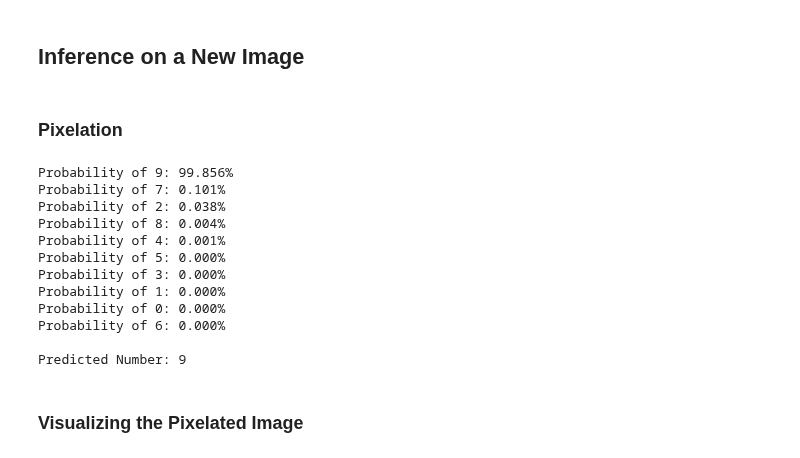
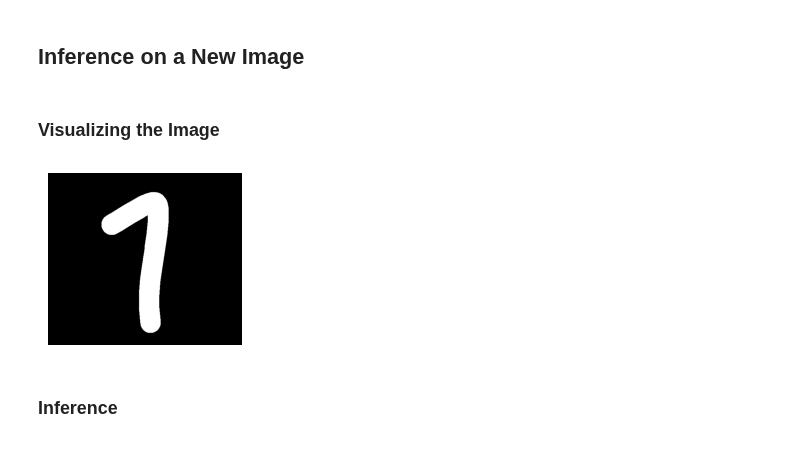
Before and after one commit to dariansal/deep-learning-mnist, a Jupyter notebook: notebooks/cnn-model-selection.ipynb, the cells around one changed output. Saved outputs shown, nothing was run; the diff lists cells and outputs as text; code cells hidden in the pictures.

```diff
--- a/notebooks/cnn-model-selection.ipynb
+++ b/notebooks/cnn-model-selection.ipynb
@@ -863,5 +883,21 @@ plt.show()
 [figure]
 # %% [markdown]
 ## __Inference on a New Image__
+# %%
+image_path = '../data/test-images/7-2.png'
+# %% [markdown]
+### __Visualizing the Image__
+# %%
+def plt_image(image_path):
+    image = Image.open(image_path).convert('L')
+
+    plt.figure(figsize=(2.5, 2.5))
+    plt.axis("off")
+    plt.imshow(image, cmap="grey")
+    plt.show()
+# %%
+plt_image(image_path)
+# %% [output]
+[figure, added]
 # %% [markdown]
-### __Pixelation__
+### __Inference__
@@ -898,41 +911,17 @@ def preprocess_no_pixelation(image):
 # %%
-orig = Image.open('../data/test-images/9-4.png').convert('L')
+def transform_image(image_path):
+    image_transformed = preprocess(image_path)
 
-#pixelation slightly worse outcome
-pixelation_level = 1 #1 has effect of no pixelation
-pixelated_image = pixelate_image(orig, pixelation_level)
+    with torch.no_grad():
+        outputs = model(image_transformed)
+        _, prediction = torch.max(outputs, dim = 1)
 
-image_transformed = preprocess_image(orig, pixelation_level).to(device)
-#image_transformed = preprocess_no_pixelation(orig).to(device)
-with torch.no_grad():
-    outputs = model(image_transformed)
-    _, predicted = torch.max(outputs, dim = 1)
+        probabilities = F.softmax(outputs, dim = 1) #probabilities[i] that contains softmax for outputs of i+1 image
 
-    #softmax takes care of negative outputs
-    probabilities = F.softmax(outputs, dim = 1) #probabilities[i] that contains softmax for outputs of i+1 image
+    #[(number, probability tensor)...]; enumerate packs into tuple with counter
+    prob_classes = list(enumerate(probabilities[0]))
 
-#[(number, probability tensor)...]; enumerate packs into tuple with counter
-prob_tuples = list(enumerate(probabilities[0]))
+    #to sort by max, extract probability with itemgetter
+    prob_classes.sort(key = itemgetter(1), reverse = True)
 
-#to sort by max, extract probability with itemgetter
-prob_tuples.sort(key = itemgetter(1), reverse = True)
-
-for number, probability in prob_tuples:
-    print(f'Probability of {number}:{probability.item() * 100: .3f}%')
-
-print(f'\nPredicted Number: {predicted.item()}')
+    return prob_classes, prediction
-# %% [output]
-Probability of 9: 99.856%
-Probability of 7: 0.101%
-Probability of 2: 0.038%
-Probability of 8: 0.004%
-Probability of 4: 0.001%
-Probability of 5: 0.000%
-Probability of 3: 0.000%
-Probability of 1: 0.000%
-Probability of 0: 0.000%
-Probability of 6: 0.000%
-
-Predicted Number: 9
-# %% [markdown]
-### __Visualizing the Pixelated Image__
```
Also changed, not shown: parts of 11 cells of this notebook, 7 other files.
